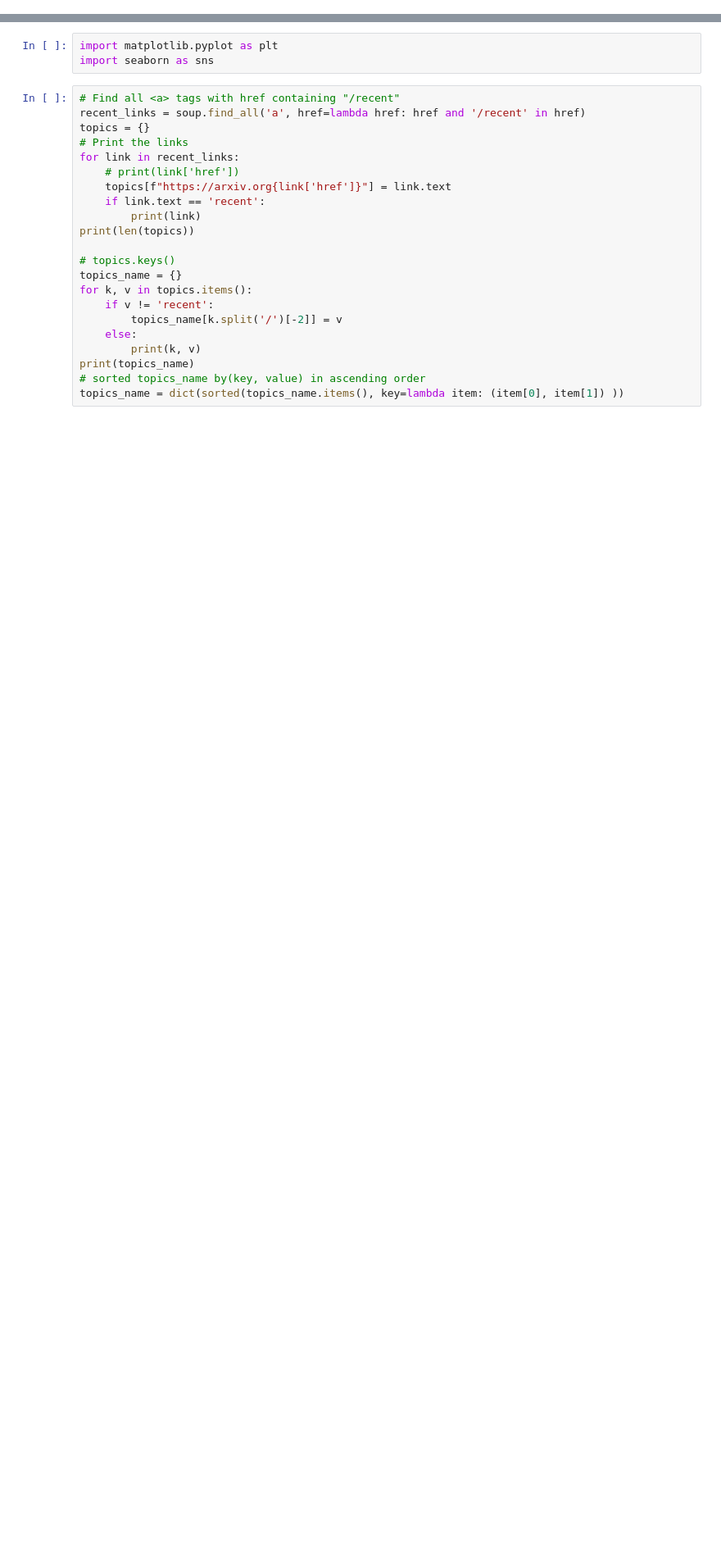
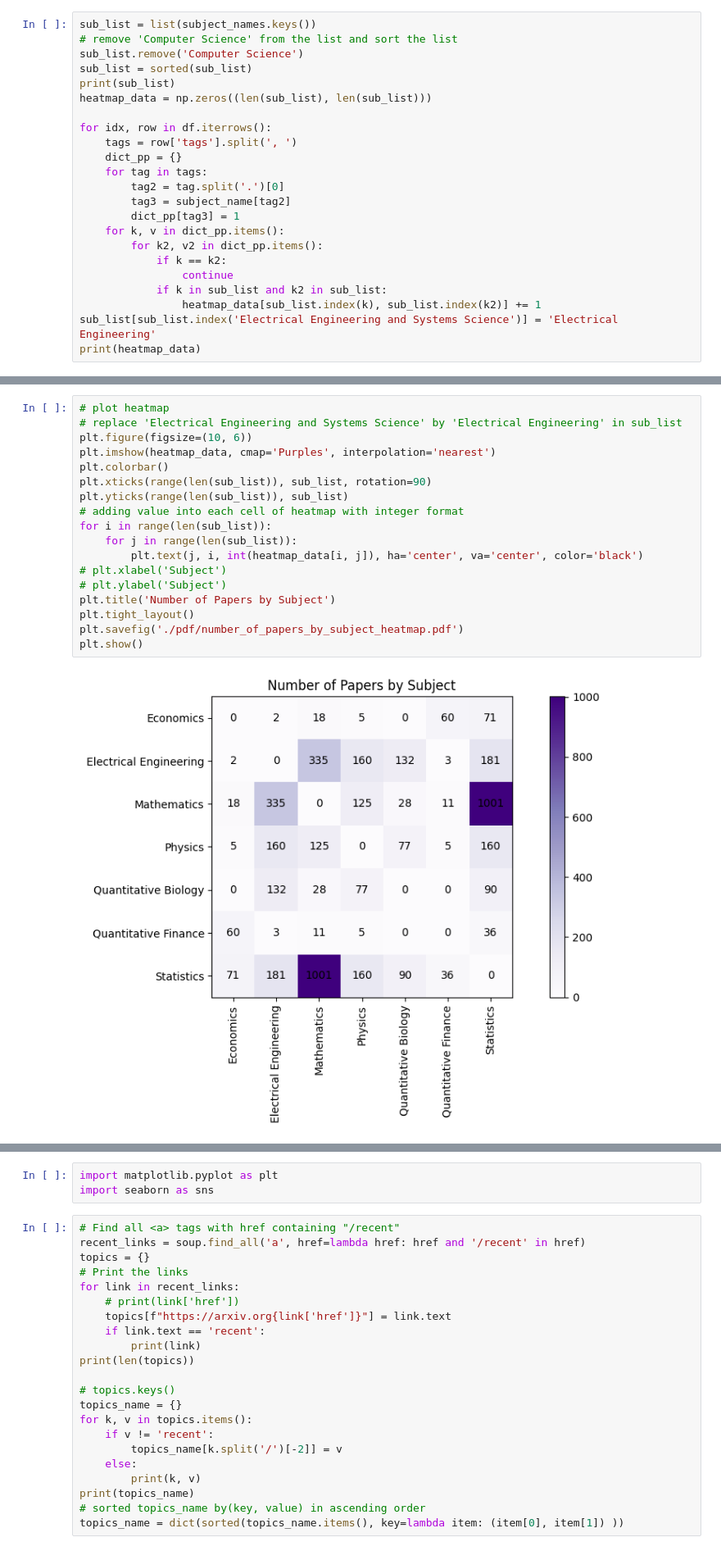
Before and after one commit to mtuann/comp5120-data-vis, a Jupyter notebook: project02/test-data-arxiv.ipynb, the cells around one changed output, grey strips where cells are left out. Shown at 82% size. Drawn from its saved outputs; the diff is of its cells as text; blank space fills up the shorter version.

```diff
--- a/project02/test-data-arxiv.ipynb
+++ b/project02/test-data-arxiv.ipynb
@@ -15,0 +246,23 @@ data = pd.read_csv('/Users/tuan/Desktop/vinuni-stuff/comp5120-datavis/projects/p
+# %%
+sub_list = list(subject_names.keys())
+# remove 'Computer Science' from the list and sort the list
+sub_list.remove('Computer Science')
+sub_list = sorted(sub_list)
+print(sub_list)
+heatmap_data = np.zeros((len(sub_list), len(sub_list)))
+
+for idx, row in df.iterrows():
+    tags = row['tags'].split(', ')
+    dict_pp = {}
+    for tag in tags:
+        tag2 = tag.split('.')[0]
+        tag3 = subject_name[tag2]
+        dict_pp[tag3] = 1
+    for k, v in dict_pp.items():
+        for k2, v2 in dict_pp.items():
+            if k == k2:
+                continue
+            if k in sub_list and k2 in sub_list:
+                heatmap_data[sub_list.index(k), sub_list.index(k2)] += 1
+sub_list[sub_list.index('Electrical Engineering and Systems Science')] = 'Electrical Engineering'
+print(heatmap_data)
@@ -15,0 +278,20 @@ data = pd.read_csv('/Users/tuan/Desktop/vinuni-stuff/comp5120-datavis/projects/p
+# %%
+# plot heatmap
+# replace 'Electrical Engineering and Systems Science' by 'Electrical Engineering' in sub_list
+plt.figure(figsize=(10, 6))
+plt.imshow(heatmap_data, cmap='Purples', interpolation='nearest')
+plt.colorbar()
+plt.xticks(range(len(sub_list)), sub_list, rotation=90)
+plt.yticks(range(len(sub_list)), sub_list)
+# adding value into each cell of heatmap with integer format
+for i in range(len(sub_list)):
+    for j in range(len(sub_list)):
+        plt.text(j, i, int(heatmap_data[i, j]), ha='center', va='center', color='black')
+# plt.xlabel('Subject')
+# plt.ylabel('Subject')
+plt.title('Number of Papers by Subject')
+plt.tight_layout()
+plt.savefig('./pdf/number_of_papers_by_subject_heatmap.pdf')
+plt.show()
+# %% [output]
+[figure, added]
```
Also changed, not shown: parts of 17 cells of this notebook, 1 other file.
